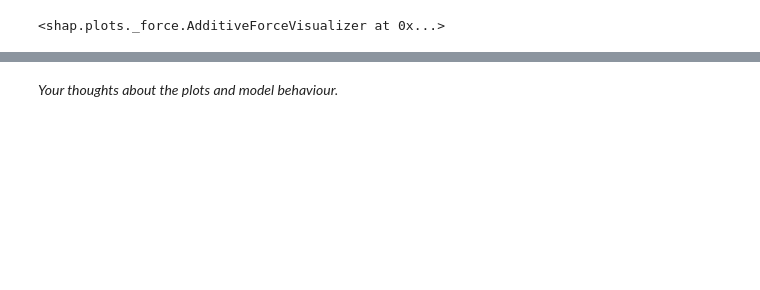
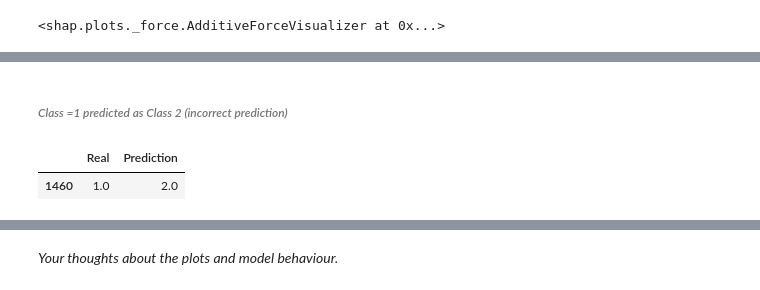
Before and after one commit to root-epifit/madmo-adv, a Jupyter notebook: homeworks/hw1_boosting_and_explanation.ipynb, the cells around one changed output, grey strips where cells are left out. Drawn from its saved outputs; the diff is of its cells as text; code cells hidden in the pictures; blank space fills up the shorter version.

```diff
--- a/homeworks/hw1_boosting_and_explanation.ipynb
+++ b/homeworks/hw1_boosting_and_explanation.ipynb
@@ -660,0 +725,7 @@ shap.force_plot(expected_value, shap_values[0,:], X_test_pca[0,:],
+# %% [markdown]
+###### *Class =1 predicted as Class 2 (incorrect prediction)*
+# %%
+df[ (df.Real == 1) & (df.Prediction == 2)][:1]
+# %% [output]
+|  | Real | Prediction |
+| 1460 | 1.0 | 2.0 |
```
Also changed, not shown: parts of 21 cells of this notebook.
